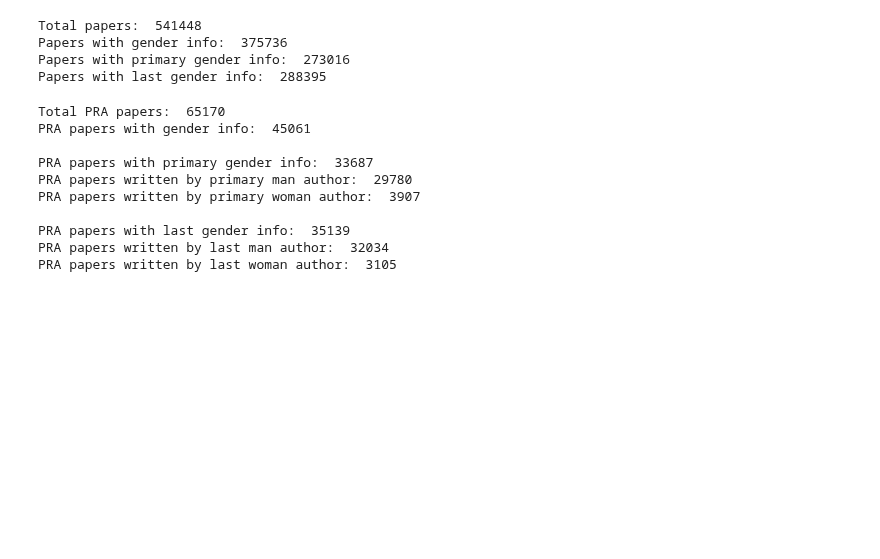
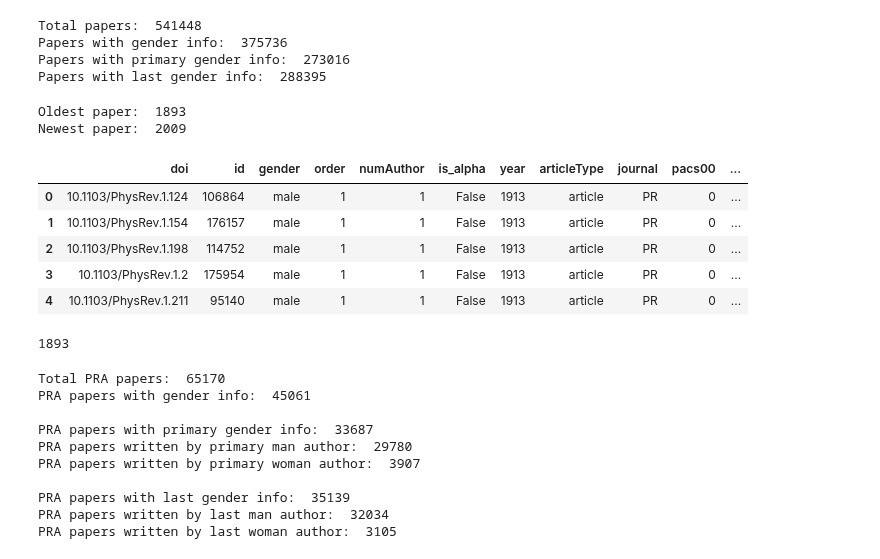
Before and after one commit to therobinkay/firstmover, a Jupyter notebook: main.ipynb, the cells around one changed output. Saved outputs shown, nothing was run; the diff lists cells and outputs as text; code cells hidden in the pictures; blank space fills up the shorter version.

```diff
--- a/main.ipynb
+++ b/main.ipynb
@@ -51,6 +51,26 @@ Total papers:  541448
 Papers with gender info:  375736
 Papers with primary gender info:  273016
 Papers with last gender info:  288395
+# %%
+print("Oldest paper: ", paperdata.year.min())
+print("Newest paper: ", paperdata.year.max())
+# %% [output]
+Oldest paper:  1893
+Newest paper:  2009
+# %%
+paperdata.head()
+# %% [output]
+|  | doi | id | gender | order | numAuthor | is_alpha | year | articleType | journal | pacs00 | ... |
+| 0 | 10.1103/PhysRev.1.124 | 106864 | male | 1 | 1 | False | 1913 | article | PR | 0 | ... |
+| 1 | 10.1103/PhysRev.1.154 | 176157 | male | 1 | 1 | False | 1913 | article | PR | 0 | ... |
+| 2 | 10.1103/PhysRev.1.198 | 114752 | male | 1 | 1 | False | 1913 | article | PR | 0 | ... |
+| 3 | 10.1103/PhysRev.1.2 | 175954 | male | 1 | 1 | False | 1913 | article | PR | 0 | ... |
+| 4 | 10.1103/PhysRev.1.211 | 95140 | male | 1 | 1 | False | 1913 | article | PR | 0 | ... |
+# %%
+print("Total men authors: ", paperdata.query('gender == "male"'))
+print("Total women authors: ", )
+# %% [output]
+1893
 # %%
 # journal query condition
 
```
Also changed, not shown: parts of 3 cells of this notebook.
